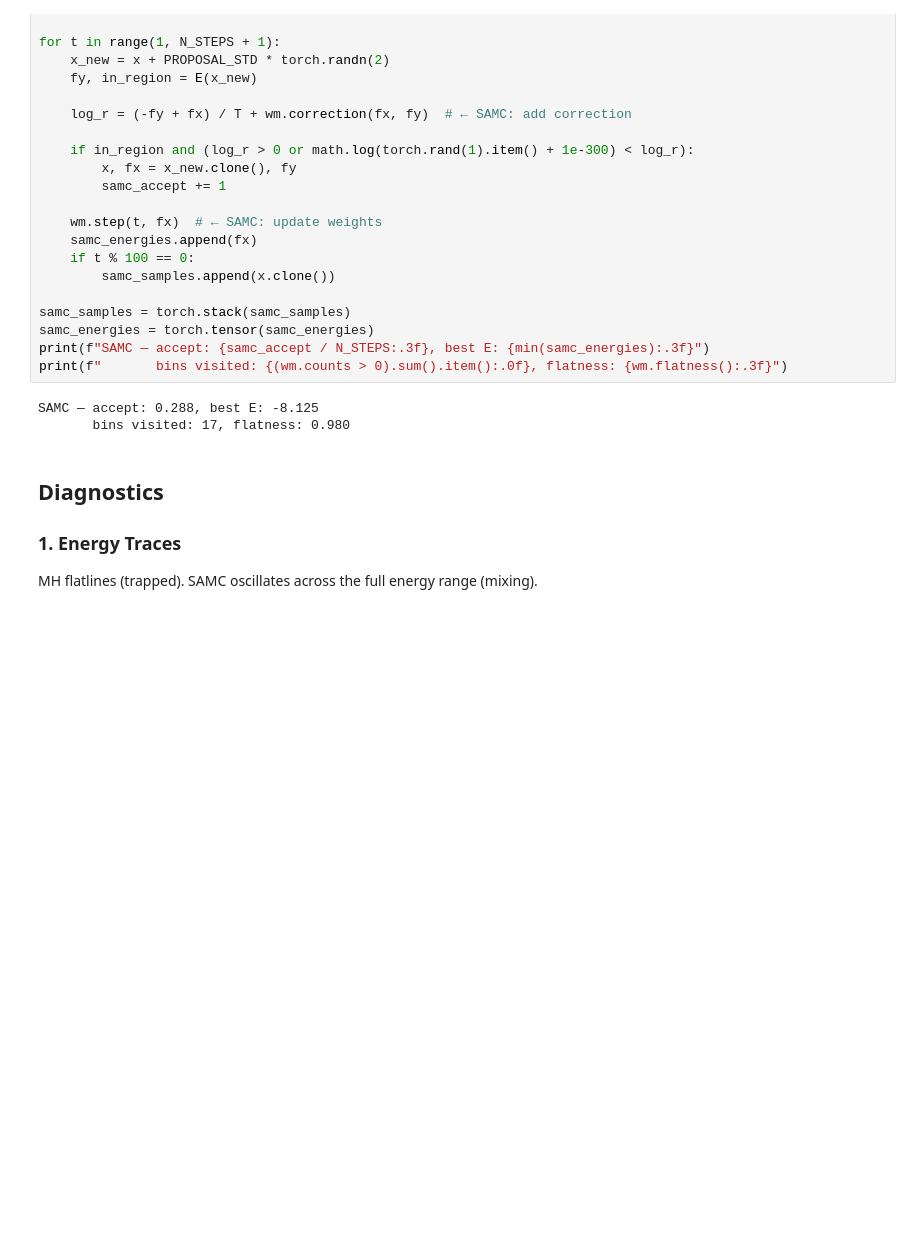
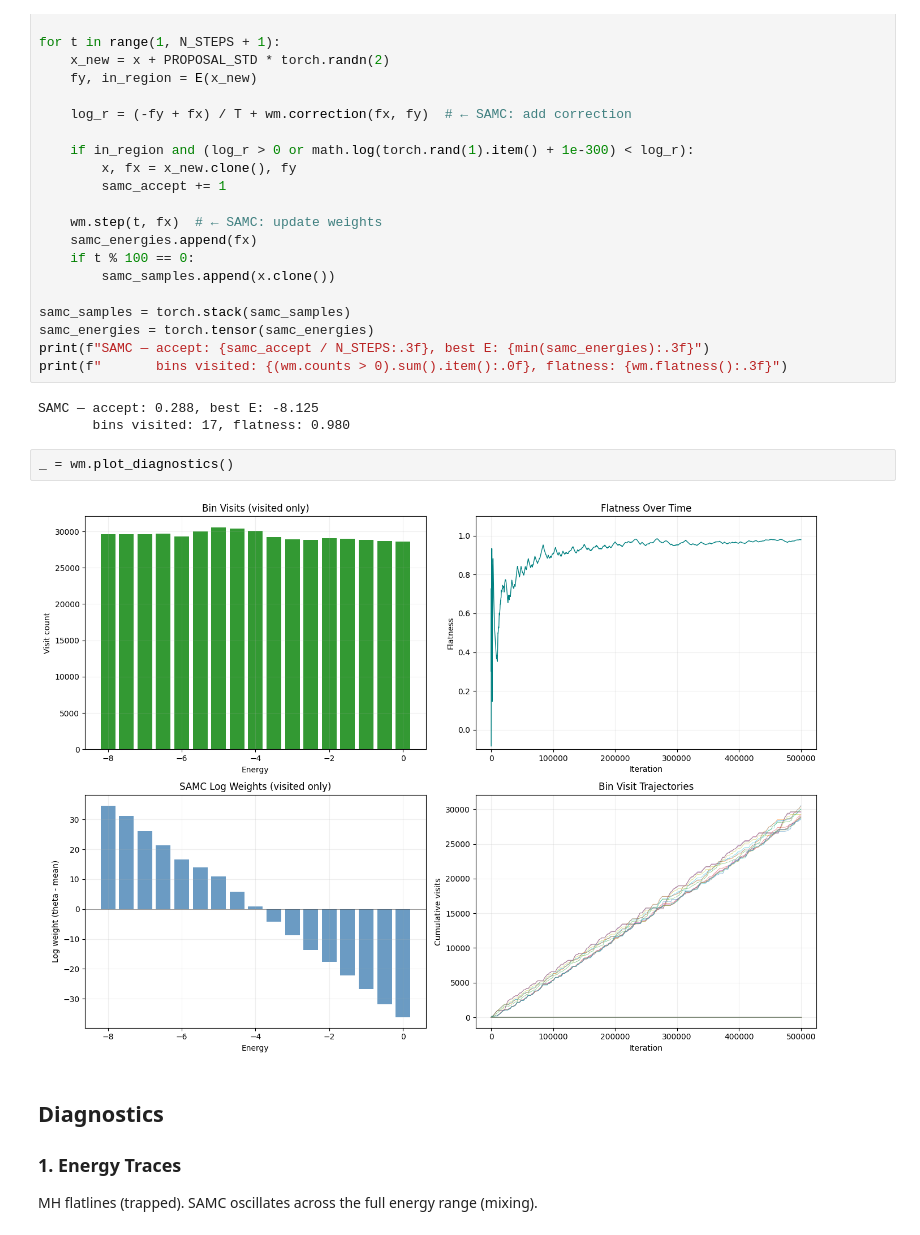
Before and after one commit to FrankShih0807/illuma-samc, a Jupyter notebook: mh_vs_samc.ipynb, the cells around one changed output. Cells and saved outputs as stored; diff of their text form; blank space fills up the shorter version.

```diff
--- a/mh_vs_samc.ipynb
+++ b/mh_vs_samc.ipynb
@@ -100,6 +100,10 @@ print(f"       bins visited: {(wm.counts > 0).sum().item():.0f}, flatness: {wm.f
 # %% [output]
 SAMC — accept: 0.288, best E: -8.125
        bins visited: 17, flatness: 0.980
+# %%
+_ = wm.plot_diagnostics()
+# %% [output]
+[figure, added]
 # %% [markdown]
 ## Diagnostics
 
```
Also changed, not shown: 1 other file.
